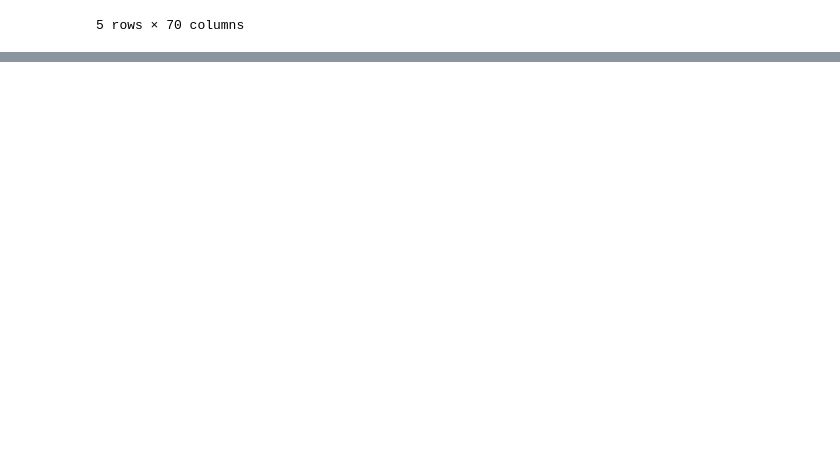
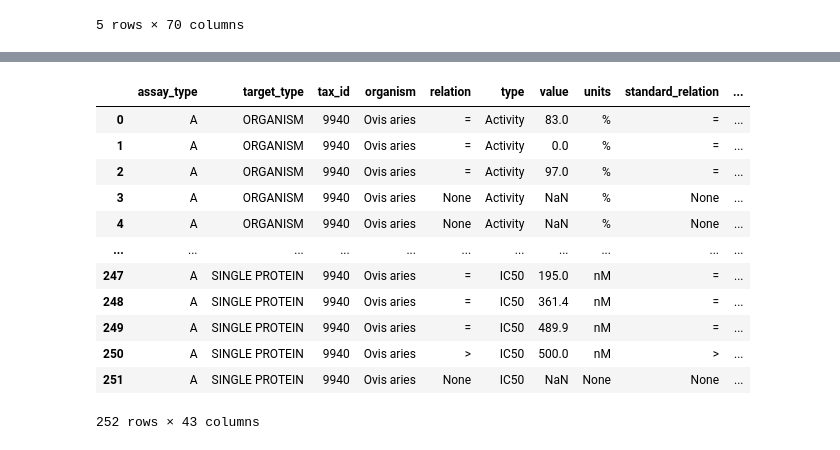
Before and after one commit to Cargill-Capstone2021/ADME-modeling-for-Cargill, a Jupyter notebook: working/CHEMBL_db.ipynb, the cells around one changed output, grey strips where cells are left out. Cells and saved outputs as stored; diff of their text form; code cells hidden in the pictures; blank space fills up the shorter version.

```diff
--- a/working/CHEMBL_db.ipynb
+++ b/working/CHEMBL_db.ipynb
@@ -396,0 +433,36 @@ df_td_ass_act_cr_md_cs_cp
+# %%
+df_ovis=pd.read_sql_query("""SELECT
+                            a.assay_type,
+                            t.target_type, t.tax_id, t.organism,
+                            act.relation, act.type, act.value, act.units, act.standard_relation,
+                            act.standard_type, act.standard_value, act.standard_units,
+                            md.molregno, md.chembl_id, md.structure_type, md.molecule_type,
+                            md.chirality, md.natural_product,
+                            cs.standard_inchi, cs.canonical_smiles,
+                            cp.*
+                            FROM
+                            target_dictionary t
+                            INNER JOIN assays a ON a.tid=t.tid
+                            INNER JOIN activities act ON act.assay_id=a.assay_id
+                            INNER JOIN compound_records cr ON cr.record_id=act.record_id
+                            INNER JOIN molecule_dictionary md ON md.molregno=cr.molregno
+                            INNER JOIN compound_structures cs ON cs.molregno=md.molregno
+                            INNER JOIN compound_properties cp ON cp.molregno=cs.molregno
+                            WHERE t.organism='Ovis aries'AND a.assay_type='A'
+                                  OR t.organism='Ovis aries' AND a.assay_type='T'""", con )
+# %%
+df_ovis
+# %% [output]
+|  | assay_type | target_type | tax_id | organism | relation | type | value | units | standard_relation | ... |
+| 0 | A | ORGANISM | 9940 | Ovis aries | = | Activity | 83.0 | % | = | ... |
+| 1 | A | ORGANISM | 9940 | Ovis aries | = | Activity | 0.0 | % | = | ... |
+| 2 | A | ORGANISM | 9940 | Ovis aries | = | Activity | 97.0 | % | = | ... |
+| 3 | A | ORGANISM | 9940 | Ovis aries | None | Activity | NaN | % | None | ... |
+| 4 | A | ORGANISM | 9940 | Ovis aries | None | Activity | NaN | % | None | ... |
+| ... | ... | ... | ... | ... | ... | ... | ... | ... | ... | ... |
+| 247 | A | SINGLE PROTEIN | 9940 | Ovis aries | = | IC50 | 195.0 | nM | = | ... |
+| 248 | A | SINGLE PROTEIN | 9940 | Ovis aries | = | IC50 | 361.4 | nM | = | ... |
+| 249 | A | SINGLE PROTEIN | 9940 | Ovis aries | = | IC50 | 489.9 | nM | = | ... |
+| 250 | A | SINGLE PROTEIN | 9940 | Ovis aries | > | IC50 | 500.0 | nM | > | ... |
+| 251 | A | SINGLE PROTEIN | 9940 | Ovis aries | None | IC50 | NaN | None | None | ... |
+252 rows × 43 columns
```
Also changed, not shown: parts of 26 cells of this notebook.
